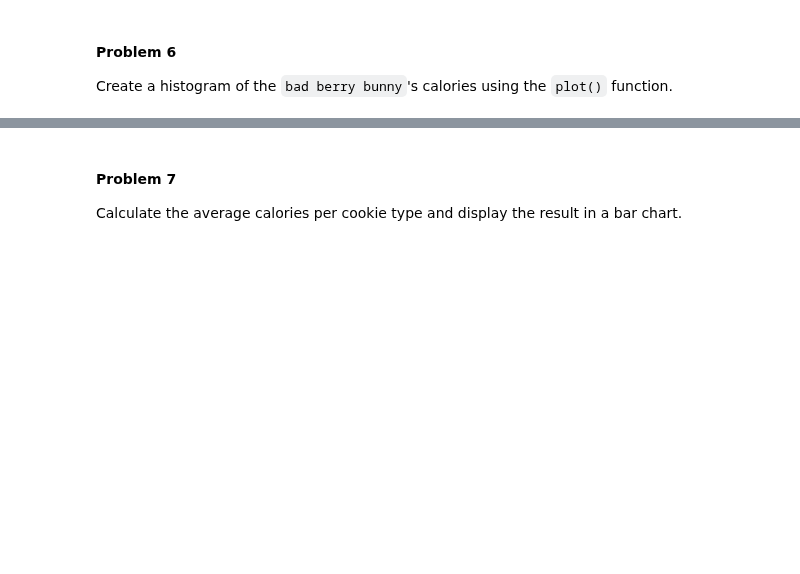
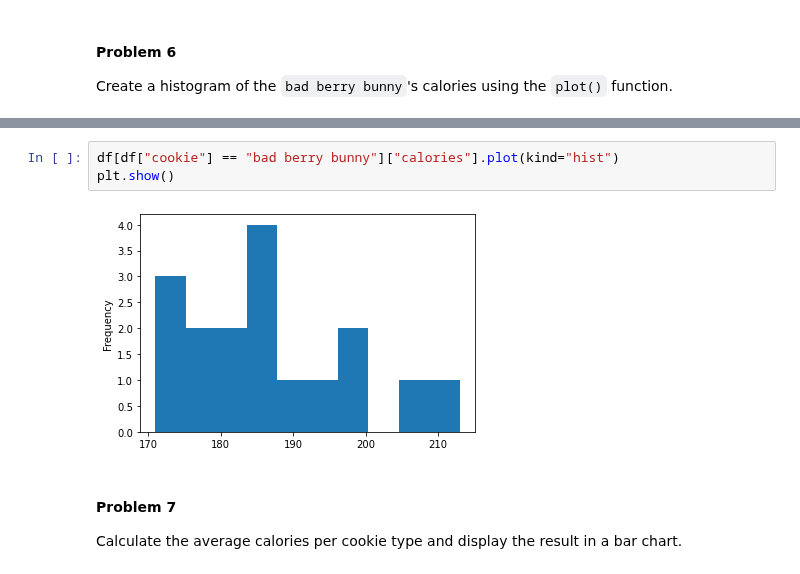
Before and after one commit to yoontsy2000/Data-Science-Fundamentals, a Jupyter notebook: labs/lab-02/lab02.ipynb, the cells around one changed output, grey strips where cells are left out. Cells and saved outputs as stored; diff of their text form; blank space fills up the shorter version.

```diff
--- a/labs/lab-02/lab02.ipynb
+++ b/labs/lab-02/lab02.ipynb
@@ -488,3 +512,8 @@ Create a histogram of the `bad berry bunny`'s calories using the `plot()` functi
+# %%
+df[df["cookie"] == "bad berry bunny"]["calories"].plot(kind="hist")
+plt.show()
+# %% [output]
+[figure, added]
 # %% [markdown]
 #### Problem 7
 
```
Also changed, not shown: parts of 14 cells of this notebook, 1 other file.
